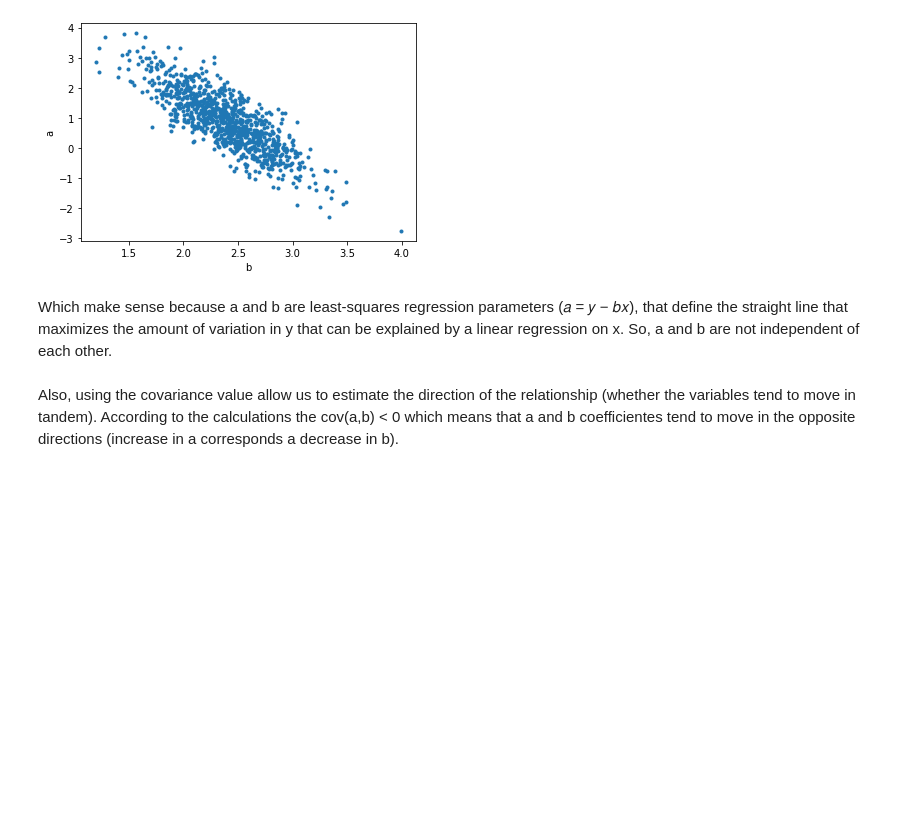
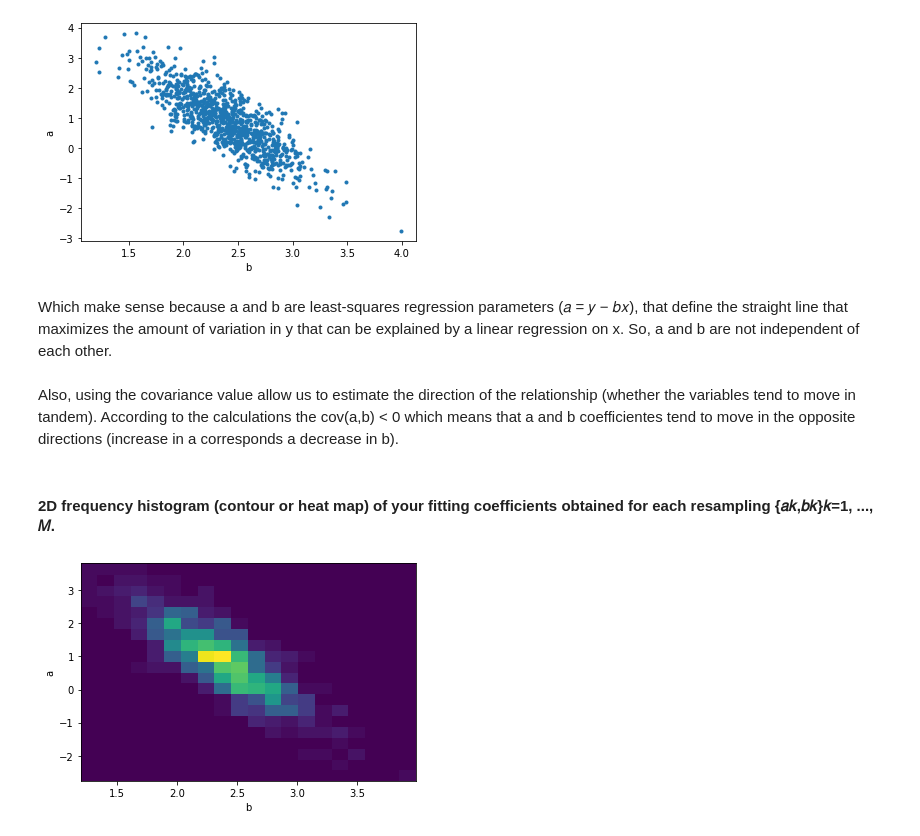
Before and after one commit to ccochato/cnm_final_project, a Jupyter notebook: FINAL_PROJECT_BOOTSTRAPPING.ipynb, the cells around one changed output. Saved outputs shown, nothing was run; the diff lists cells and outputs as text; code cells hidden in the pictures; blank space fills up the shorter version.

Commit message:
2D frequency histogram  of the  fitting coefficients obtained for each resampling

```diff
--- a/FINAL_PROJECT_BOOTSTRAPPING.ipynb
+++ b/FINAL_PROJECT_BOOTSTRAPPING.ipynb
@@ -180,3 +180,12 @@ plt.show()
 Which make sense because a and b are least-squares regression parameters (𝑎 = 𝑦 − 𝑏𝑥), that define the straight line that maximizes the amount of variation in y that can be explained by a linear regression on x. So, a and b are not independent of each other.
 # %% [markdown]
 Also, using the covariance value allow us to estimate the direction of the relationship (whether the variables tend to move in tandem). According to the calculations the cov(a,b) < 0 which means that a and b coefficientes tend to move in the opposite directions (increase in a corresponds a decrease in b).
+# %% [markdown]
+#### 2D frequency histogram (contour or heat map) of your fitting coefficients obtained for each resampling {𝑎𝑘,𝑏𝑘}𝑘=1, ..., 𝑀.
+# %%
+plt.hist2d(a_b_dat[:, 1], a_b_dat[:, 0], bins = 20)
+plt.xlabel('b')
+plt.ylabel('a')
+plt.show()
+# %% [output]
+[figure, added]
```
